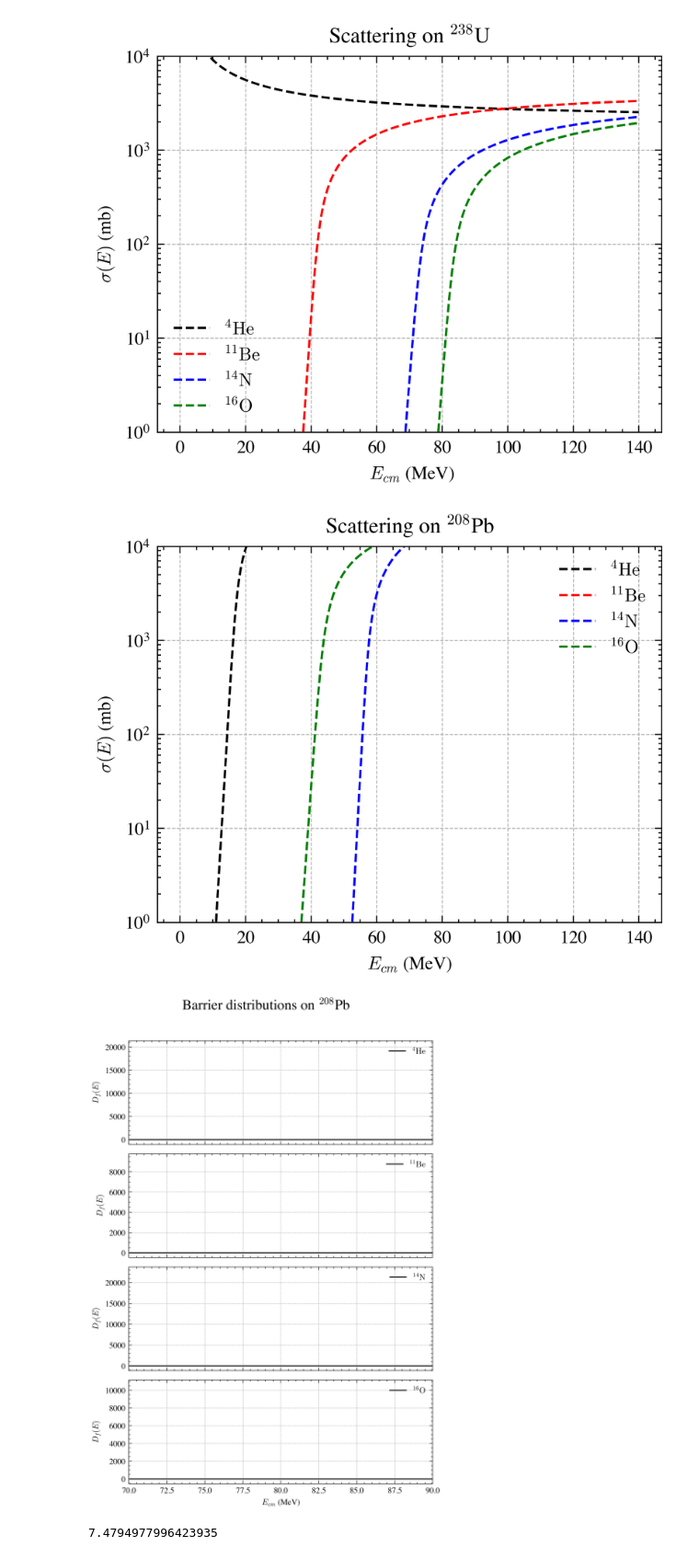
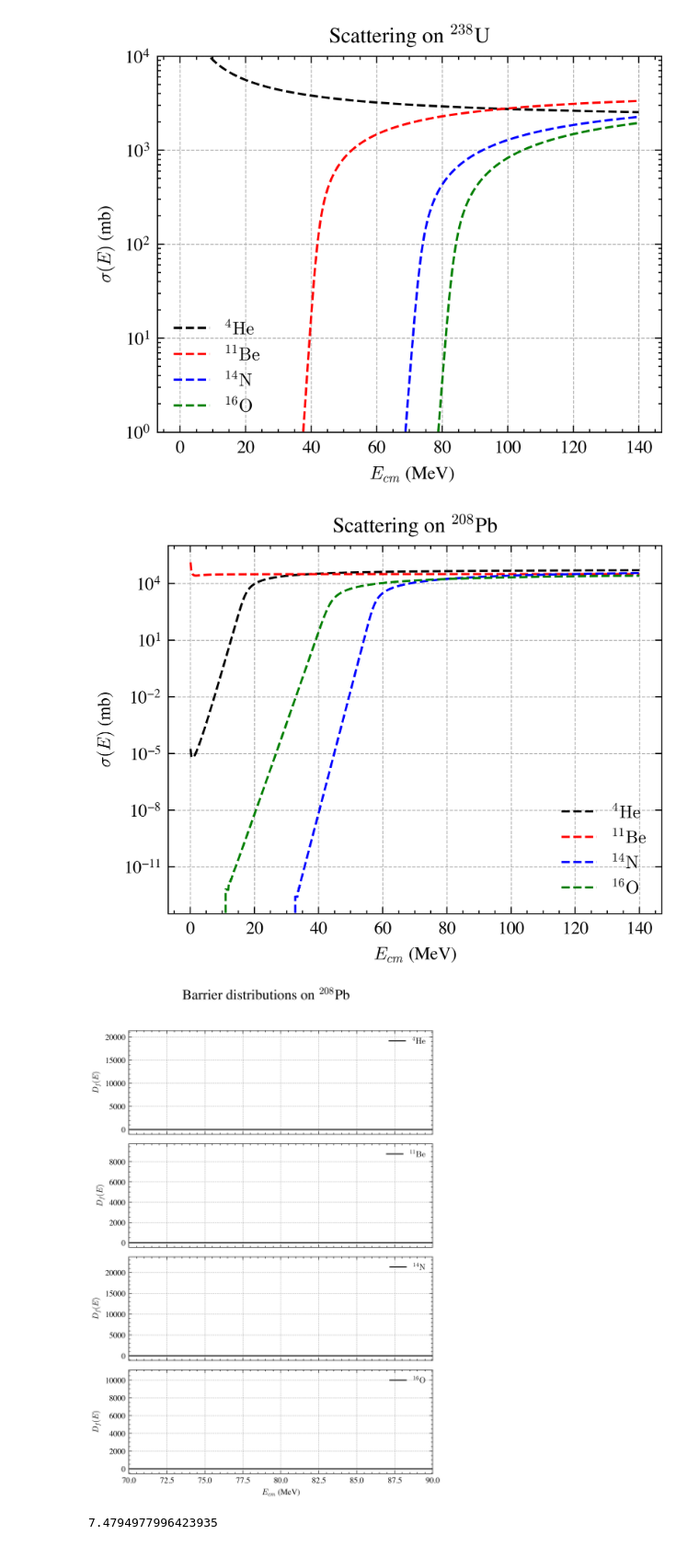
Before and after one commit to aaron-philip/barrier-extraction, a Jupyter notebook: notebooks/WongTestCase.ipynb, the cells around one changed output. Shown at 92% size. Saved outputs shown, nothing was run; the diff lists cells and outputs as text; code cells hidden in the pictures.

```diff
--- a/notebooks/WongTestCase.ipynb
+++ b/notebooks/WongTestCase.ipynb
@@ -125,35 +125,35 @@ for name, A_p, Z_p in projectiles:
 
     plt.plot(Es, sigma_vals, label=name, linestyle='--')
 
 plt.yscale("log")
-plt.ylim(1, 1e4)
+#plt.ylim(1, 1e4)
 plt.xlabel("$E_{cm}$ (MeV)")
 plt.ylabel("$\\sigma(E)$ (mb)")
 plt.title("Scattering on $^{208}$Pb")
 plt.legend(fontsize='medium', loc='best')
 plt.grid(linestyle="--", linewidth=0.4)
 plt.show()
 
 
 # Now compute and plot D_f(E) in subplots
 num_proj = len(projectiles)
 fig, axes = plt.subplots(num_proj, 1, figsize=(5, 1.8 * num_proj), sharex=True)
 
 for ax, ((name, A_p, Z_p), sigma_vals) in zip(axes, zip(projectiles, sigma_all)):
     diff_dist = barrier_dist_discrete(Es, sigma_vals)
     ax.plot(Es, diff_dist, label=name)
     ax.set_ylabel(r"$D_f(E)$")
     ax.set_xlim(70,90)
     # no manual ylim — let it autoscale naturally
     ax.legend(loc='best', fontsize='medium')
     ax.grid(linestyle="--", linewidth=0.4)
 
 axes[-1].set_xlabel("$E_{cm}$ (MeV)")
 fig.suptitle("Barrier distributions on $^{208}$Pb", fontsize=14)
 plt.tight_layout(rect=[0, 0, 1, 0.96])  # leave space for suptitle
 plt.show()
 # %% [output]
-[figure, old version]
+[figure, new version]
 [figure]
 # %%
 # 1 fm² = 10 mb
```
Also changed, not shown: 12 other files.
